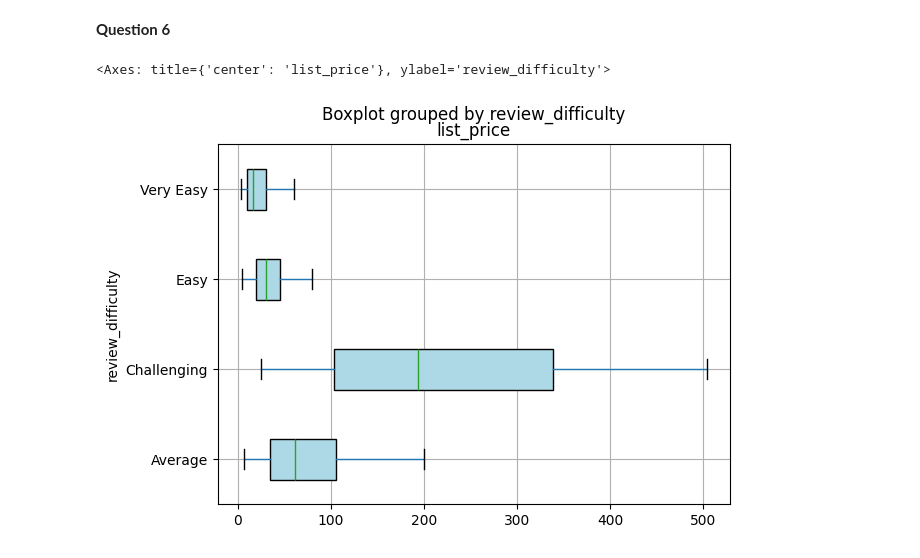
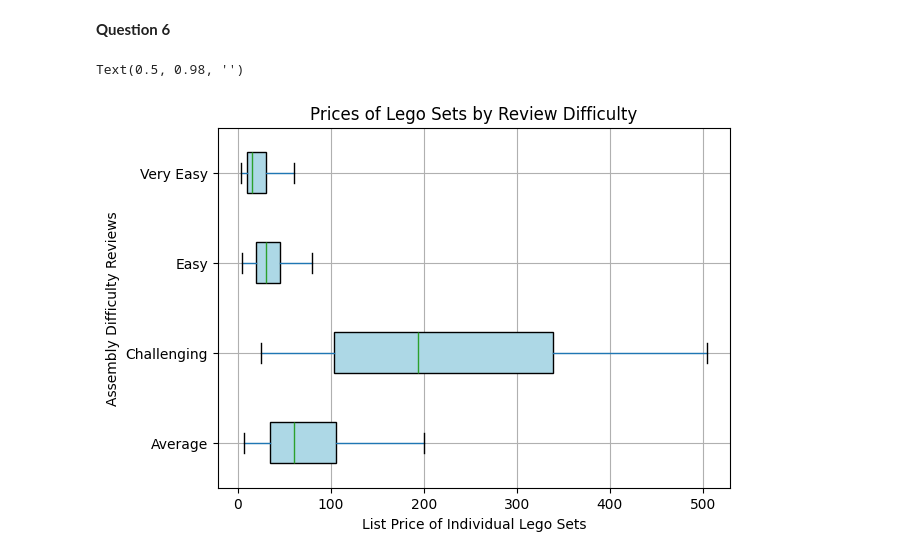
Before and after one commit to dfr5407/DS220, a Jupyter notebook: Project2/pyLegoSetDataset.ipynb, the cells around one changed output. Drawn from its saved outputs; the diff is of its cells as text; code cells hidden in the pictures.

Commit message:
updated boxplot

```diff
--- a/Project2/pyLegoSetDataset.ipynb
+++ b/Project2/pyLegoSetDataset.ipynb
@@ -205,12 +205,12 @@ print(''.join(map(str, bestFit)))
 y = 7.5x + 4.588
 # %% [markdown]
 **Question 6**
-# %%
-colors = ['red','yellow','lightblue','lightgreen']
-
-distinctsets.boxplot(column = 'list_price', by = 'review_difficulty', patch_artist = True, vert = False, showfliers = False, boxprops = dict(facecolor = 'lightblue'))
-
-#plt.boxplot(distinctsets['list_price'], notch = True, vert = False, showfliers=False, showmeans=True, patch_artist=True)
-# %% [output]
-<Axes: title={'center': 'list_price'}, ylabel='review_difficulty'>
-[figure, removed]
+# %%
+distinctsets.boxplot(column = 'list_price', by = 'review_difficulty', patch_artist = True, vert = False, showfliers = False, boxprops = dict(facecolor = 'lightblue'))
+plt.xlabel('List Price of Individual Lego Sets')
+plt.ylabel('Assembly Difficulty Reviews')
+plt.title('Prices of Lego Sets by Review Difficulty')
+plt.suptitle('')
+# %% [output]
+Text(0.5, 0.98, '')
+[figure, added]
```
